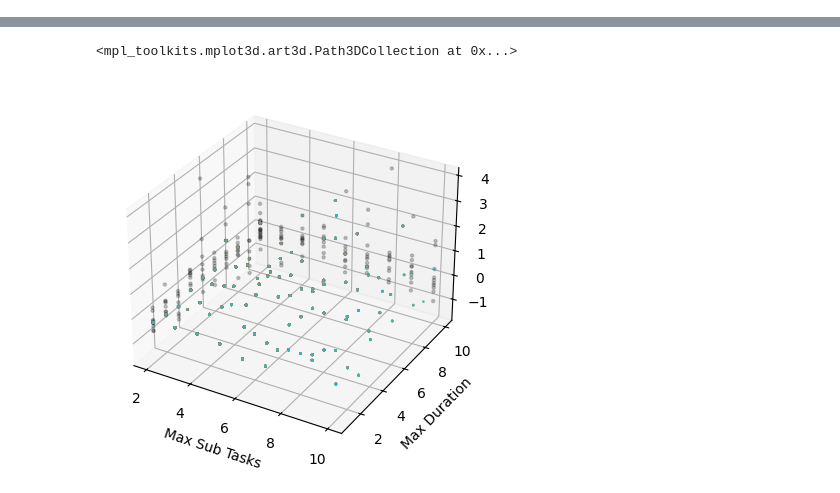
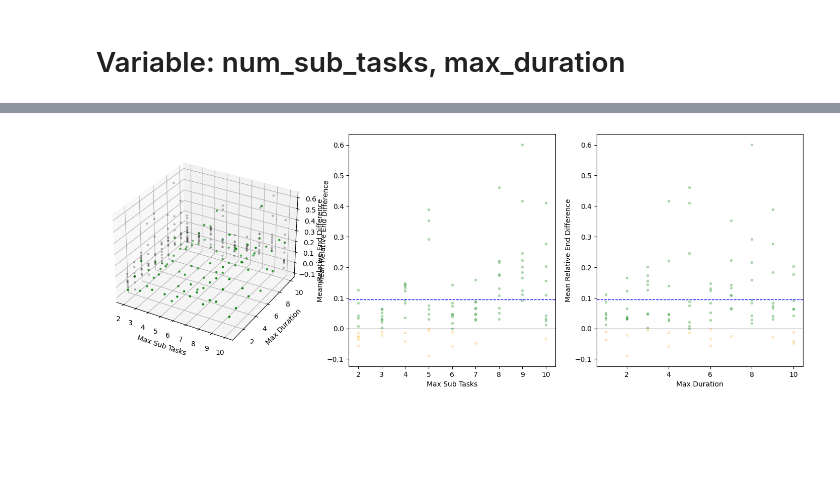
Before and after one commit to Munich-Quantum-Software-Stack/QRM-and-CI, a Jupyter notebook: src/scheduler_runner/schedulers/test_nb.ipynb, the cells around one changed output, grey strips where cells are left out. Drawn from its saved outputs; the diff is of its cells as text; code cells hidden in the pictures; blank space fills up the shorter version.

Commit message:
additional benchmarks and fixed aging

```diff
--- a/src/scheduler_runner/schedulers/test_nb.ipynb
+++ b/src/scheduler_runner/schedulers/test_nb.ipynb
@@ -256,13 +263,11 @@ print_queue(queues)
 ---------------------------------
+# %% [markdown]
+# Variable: num_sub_tasks, max_duration
 # %%
 from IPython import display
 from mpl_toolkits.mplot3d import Axes3D
 import numpy as np
 
-
-
-fig = plt.figure()  # Create a figure
-ax = plt.axes(projection='3d')  # Create a 3D axes
 max_diff = 0
 
 def get_task_start(task_id, results):
@@ -279,6 +284,8 @@ def get_task_end(task_id, results):
             end_time = end if end > end_time else end_time
     return end_time
 
+num_batches = 4
+aging_val = 0.
 i, x, y, z = 0, [], [], []
 for num_tasks in range(100, 101):
     for max_sub_tasks in range(2, 11): # 1 == only parent task
@@ -286,13 +293,15 @@ for num_tasks in range(100, 101):
             # Create random tasks
             tasks = create_tasks(num_tasks, max_sub_tasks, max_duration)
 
-            start_dicts, end_dicts, durations = [], [], []
+            queues, start_dicts, end_dicts, durations = [], [], [], []
             for scheduler in [skipping_scheduler, fifo_scheduler]:
+                random.seed(1)
+
                 # Create a SimPy environment
                 env = simpy.Environment()
 
                 # Create a Queues object
-                queues = Queues(env)
+                queues.append(Queues(env))
 
                 # Split tasks into batches, every parent tas
                 batch, batches = [], []
@@ -301,7 +310,7 @@ for num_tasks in range(100, 101):
                         id = task.id.split('.')[0]
                         last_id = batch[-1].id.split('.')[0]
                         if id != last_id:
-                            if random.random() < 0.1:
+                            if random.random() < 1/num_batches:
                                 batches.append(batch)
                                 batch = [task]
                                 continue
@@ -312,18 +321,18 @@ for num_tasks in range(100, 101):
 
                 # Distribute tasks evenly among queues
                 for batch in batches:
-                    distribute_equally(batch, queues, scheduler, aging=True)
+                    distribute_equally(batch, queues[-1], scheduler, aging=aging_val)
 
 
                 # Load sub_tasks into the SimPy queues
-                queues.load_to_simpy_queue()
+                queues[-1].load_to_simpy_queue()
 
                 # Create a list to store the results
                 results = []
 
                 # Start the computer processes
                 for qpu in QPUs:
-                    env.process(computer(env, queues.sym_queue[qpu], results, qpu))
+                    env.process(computer(env, queues[-1].sym_queue[qpu], results, qpu))
 
                 # Run the simulation
                 env.run()
@@ -340,6 +349,7 @@ for num_tasks in range(100, 101):
                     end_dicts[-1][id] - start_dicts[-1][id] for id in start_dicts[-1].keys()
                 ])
 
+                #print("Max Skip Count: ", max([task.skip_count for task in tasks]))
                 tasks = [task.reset() for task in tasks]
 
             skipping_start_dict, fifo_start_dict = start_dicts[0], start_dicts[1]
@@ -362,20 +372,52 @@ for num_tasks in range(100, 101):
             y.append(max_duration)
             z.append(mean_end_diff)
 
-            # Update the plot
-            ax.scatter(x, y, z, s=1)  # Plot x, y, z in 3D
+            #if mean_end_diff < 0.:
+                #print(f"Max Sub Tasks: {max_sub_tasks}, Max Duration: {max_duration}, Mean Relative End Difference: {mean_end_diff}")
 
-            if mean_end_diff > 0.5:
-                print(f"Max Sub Tasks: {max_sub_tasks}, Max Duration: {max_duration}, Mean Relative End Difference: {mean_end_diff}")
+fig = plt.figure(figsize=(18, 6))
 
-ax.set_xlabel('Max Sub Tasks')
-ax.set_ylabel('Max Duration')
-ax.set_zlabel('Mean Relative End Difference')
-plt.draw()  # Redraw the plot
+# 3D plot
+ax1 = fig.add_subplot(131, projection='3d')
+ax1.set_xlabel('Max Sub Tasks')
+ax1.set_ylabel('Max Duration')
+ax1.set_zlabel('Mean Relative End Difference')
+# ... (your 3D plot code here) ...
 
 print(f"Average End Difference: {np.mean(z)}")
 # Plot shadows on the planes
-#ax.scatter(x, y, min(z), c='black', marker='.', alpha=0.2)  # Shadow on the x-y plane
-ax.scatter(x, max(y), z, c='black', marker='.', alpha=0.2)  # Shadow on the x-z plane
-ax.scatter(min(x), y, z, c='black', marker='.', alpha=0.2)  # Shadow on the y-z plane
+ax1.scatter(x, y, z, c='green', marker='.')  # Shadow on the x-y plane
+ax1.scatter(x, max(y), z, c='black', marker='.', alpha=0.2)  # Shadow on the x-z plane
+ax1.scatter(min(x), y, z, c='black', marker='.', alpha=0.2)  # Shadow on the y-z plane
+
+# Create masks for z > 0 and z <= 0
+x = np.array(x)
+y = np.array(y)
+z = np.array(z)
+
+mask_positive = z > 0
+mask_negative_or_zero = z <= 0
+print("Positive instances: ", len(z[mask_positive]), "out of", len(z), " = ", len(z[mask_positive]) / len(z) * 100, "%")
+
+# Shadow on the x-z plane
+ax2 = fig.add_subplot(132)
+ax2.scatter(x[mask_positive], z[mask_positive], c='green', marker='.', alpha=0.25)
+ax2.scatter(x[mask_negative_or_zero], z[mask_negative_or_zero], c='orange', marker='.', alpha=0.2)
+ax2.set_xlabel('Max Sub Tasks')
+ax2.set_ylabel('Mean Relative End Difference')
+# Horitzontal lines at z=0 and z=np.average(z)
+ax2.axhline(0, color='black', lw=0.5, linestyle='-')
+ax2.axhline(np.mean(z), color='blue', lw=1, linestyle='--')
+
+# Shadow on the y-z plane
+ax3 = fig.add_subplot(133)
+ax3.scatter(y[mask_positive], z[mask_positive], c='green', marker='.', alpha=0.25)
+ax3.scatter(y[mask_negative_or_zero], z[mask_negative_or_zero], c='orange', marker='.', alpha=0.2)
+ax3.set_xlabel('Max Duration')
+ax3.set_ylabel('Mean Relative End Difference')
+# Horitzontal lines at z=0 and z=np.average(z)
+ax3.axhline(0, color='black', lw=0.5, linestyle='-')
+ax3.axhline(np.mean(z), color='blue', lw=1, linestyle='--')
+
+plt.draw()  # Redraw the plot
 # %% [output]
@@ -399,2 +426 @@ Average End Difference: 0.10165508205226105
-<mpl_toolkits.mplot3d.art3d.Path3DCollection at 0x...>
-[figure, old version]
+[figure, new version]
```
Also changed, not shown: parts of 6 cells of this notebook.
